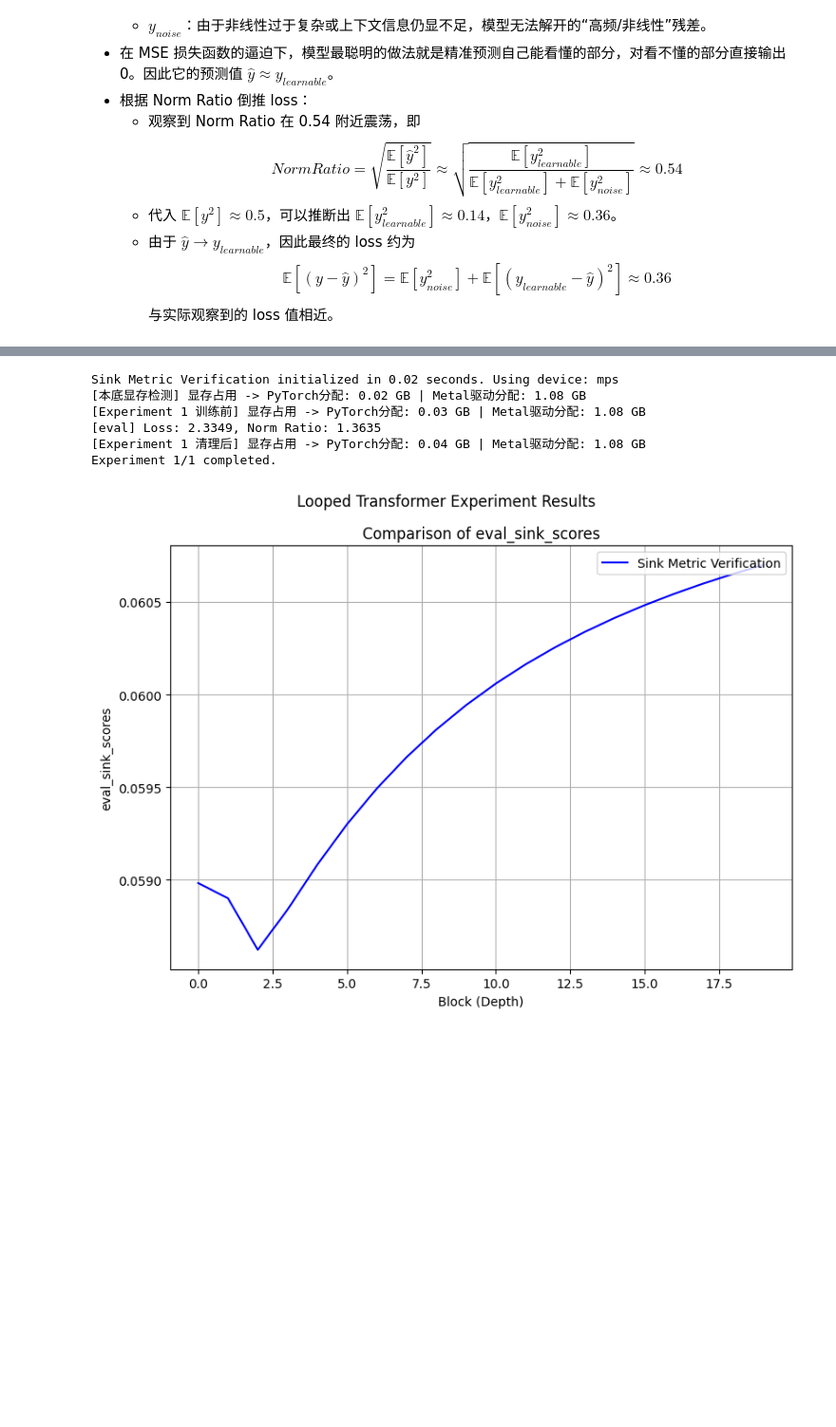
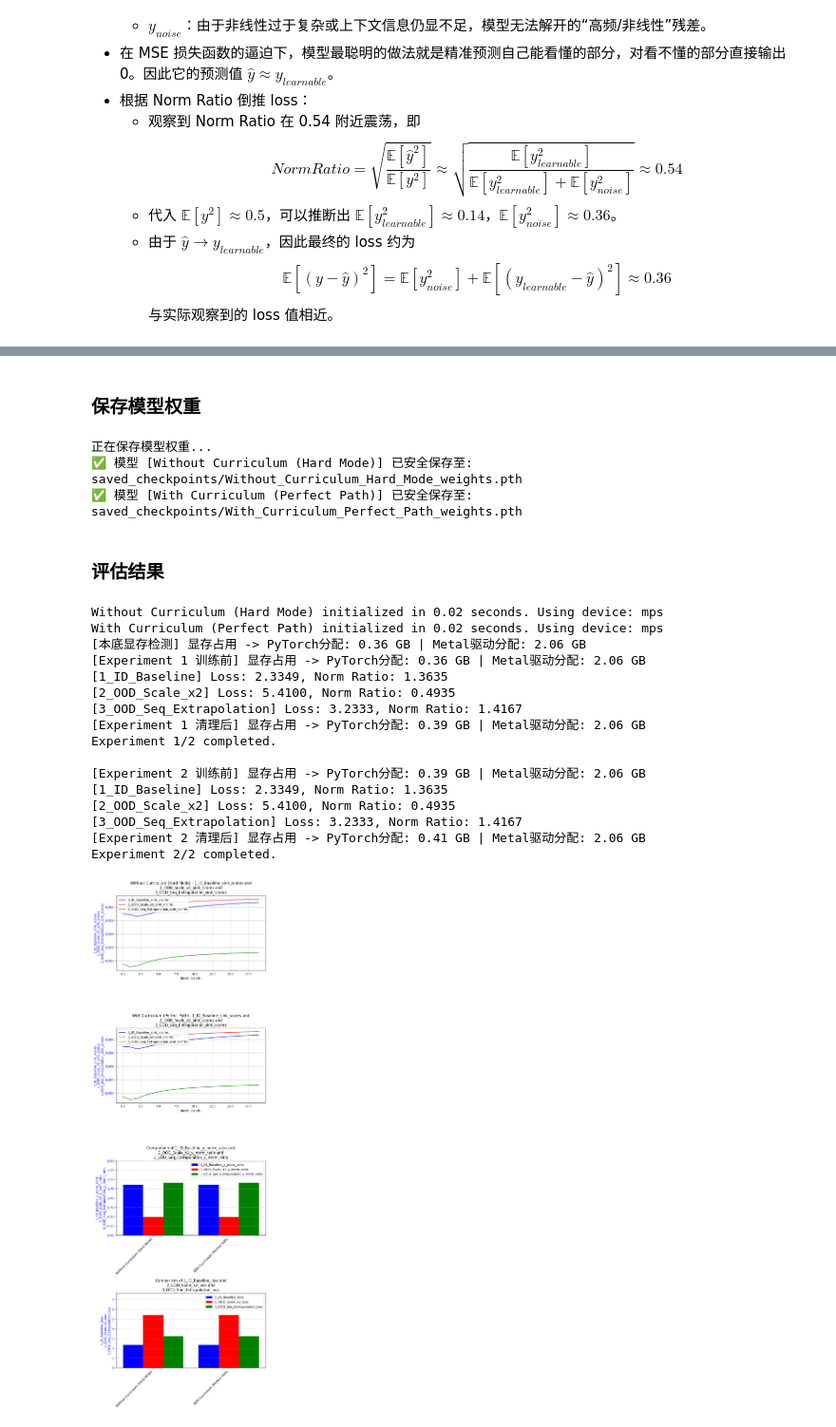
Before and after one commit to Bruce-lhq/looped-transformer-ablation-lab, a Jupyter notebook: Looped_Transformer.ipynb, the cells around one changed output, grey strips where cells are left out. Shown at 95% size. Cells and saved outputs as stored; diff of their text form; code cells hidden in the pictures; blank space fills up the shorter version.

```diff
--- a/Looped_Transformer.ipynb
+++ b/Looped_Transformer.ipynb
@@ -1925,11 +1880,52 @@ Experiment 1/1 completed.
-# %%
-sink_test_table.run(result_lists=[(['eval_sink_scores'], 'block')], modes=['evaluate'], eval_configs=[{'eval_name': 'eval'}])
-sink_test_table.plot()
-# %% [output]
-Sink Metric Verification initialized in 0.02 seconds. Using device: mps
-[本底显存检测] 显存占用 -> PyTorch分配: 0.02 GB | Metal驱动分配: 1.08 GB
-[Experiment 1 训练前] 显存占用 -> PyTorch分配: 0.03 GB | Metal驱动分配: 1.08 GB
-[eval] Loss: 2.3349, Norm Ratio: 1.3635
-[Experiment 1 清理后] 显存占用 -> PyTorch分配: 0.04 GB | Metal驱动分配: 1.08 GB
-Experiment 1/1 completed.
-[figure, removed]
+# %% [markdown]
+### 保存模型权重
+# %%
+import torch
+import os
+os.makedirs('saved_checkpoints', exist_ok=True)
+print("正在保存模型权重...")
+for i, exp in enumerate(final_table.experiments):
+    exp_name = final_table.init_parameters[i].get('experiment_name', f'Experiment_{i}')
+    # 清理文件名中的特殊字符
+    safe_name = exp_name.replace(' ', '_').replace('(', '').replace(')', '')
+    save_path = f'saved_checkpoints/{safe_name}_weights.pth'
+    torch.save(exp.model.state_dict(), save_path)
+    print(f"✅ 模型 [{exp_name}] 已安全保存至: {save_path}")
+# %% [output]
+正在保存模型权重...
+✅ 模型 [Without Curriculum (Hard Mode)] 已安全保存至: saved_checkpoints/Without_Curriculum_Hard_Mode_weights.pth
+✅ 模型 [With Curriculum (Perfect Path)] 已安全保存至: saved_checkpoints/With_Curriculum_Perfect_Path_weights.pth
+# %% [markdown]
+### 评估结果
+# %%
+results_lists = [
+    (['1_ID_Baseline_sink_scores','2_OOD_Scale_x2_sink_scores', '3_OOD_Seq_Extrapolation_sink_scores'], 'block'),
+    (['1_ID_Baseline_y_norm_ratio', '2_OOD_Scale_x2_y_norm_ratio', '3_OOD_Seq_Extrapolation_y_norm_ratio'], 'experiment'),
+    (['1_ID_Baseline_loss', '2_OOD_Scale_x2_loss', '3_OOD_Seq_Extrapolation_loss'], 'experiment')
+]
+
+eval_configs = [
+    {'eval_name': '1_ID_Baseline', 'ood_kwargs': {}}, # 分布内基准
+    {'eval_name': '2_OOD_Scale_x2', 'ood_kwargs': {'x_scale': 2.0}}, # X 尺度放大（测试抗干扰）
+    {'eval_name': '3_OOD_Seq_Extrapolation', 'ood_kwargs': {'seq_len_scale': 1.2}} # 序列长度外推（测试算法泛化）
+]
+final_table.run(result_lists=results_lists, modes=['evaluate','evaluate','evaluate'], eval_configs=eval_configs)
+final_table.plot(compare_experiments=False, subplot_shape=(-1,1),suptitle='')
+# %% [output]
+Without Curriculum (Hard Mode) initialized in 0.02 seconds. Using device: mps
+With Curriculum (Perfect Path) initialized in 0.02 seconds. Using device: mps
+[本底显存检测] 显存占用 -> PyTorch分配: 0.36 GB | Metal驱动分配: 2.06 GB
+[Experiment 1 训练前] 显存占用 -> PyTorch分配: 0.36 GB | Metal驱动分配: 2.06 GB
+[1_ID_Baseline] Loss: 2.3349, Norm Ratio: 1.3635
+[2_OOD_Scale_x2] Loss: 5.4100, Norm Ratio: 0.4935
+[3_OOD_Seq_Extrapolation] Loss: 3.2333, Norm Ratio: 1.4167
+[Experiment 1 清理后] 显存占用 -> PyTorch分配: 0.39 GB | Metal驱动分配: 2.06 GB
+Experiment 1/2 completed.
+
+[Experiment 2 训练前] 显存占用 -> PyTorch分配: 0.39 GB | Metal驱动分配: 2.06 GB
+[1_ID_Baseline] Loss: 2.3349, Norm Ratio: 1.3635
+[2_OOD_Scale_x2] Loss: 5.4100, Norm Ratio: 0.4935
+[3_OOD_Seq_Extrapolation] Loss: 3.2333, Norm Ratio: 1.4167
+[Experiment 2 清理后] 显存占用 -> PyTorch分配: 0.41 GB | Metal驱动分配: 2.06 GB
+Experiment 2/2 completed.
+[figure, added]
```
Also changed, not shown: parts of 16 cells of this notebook, 3 other files.
